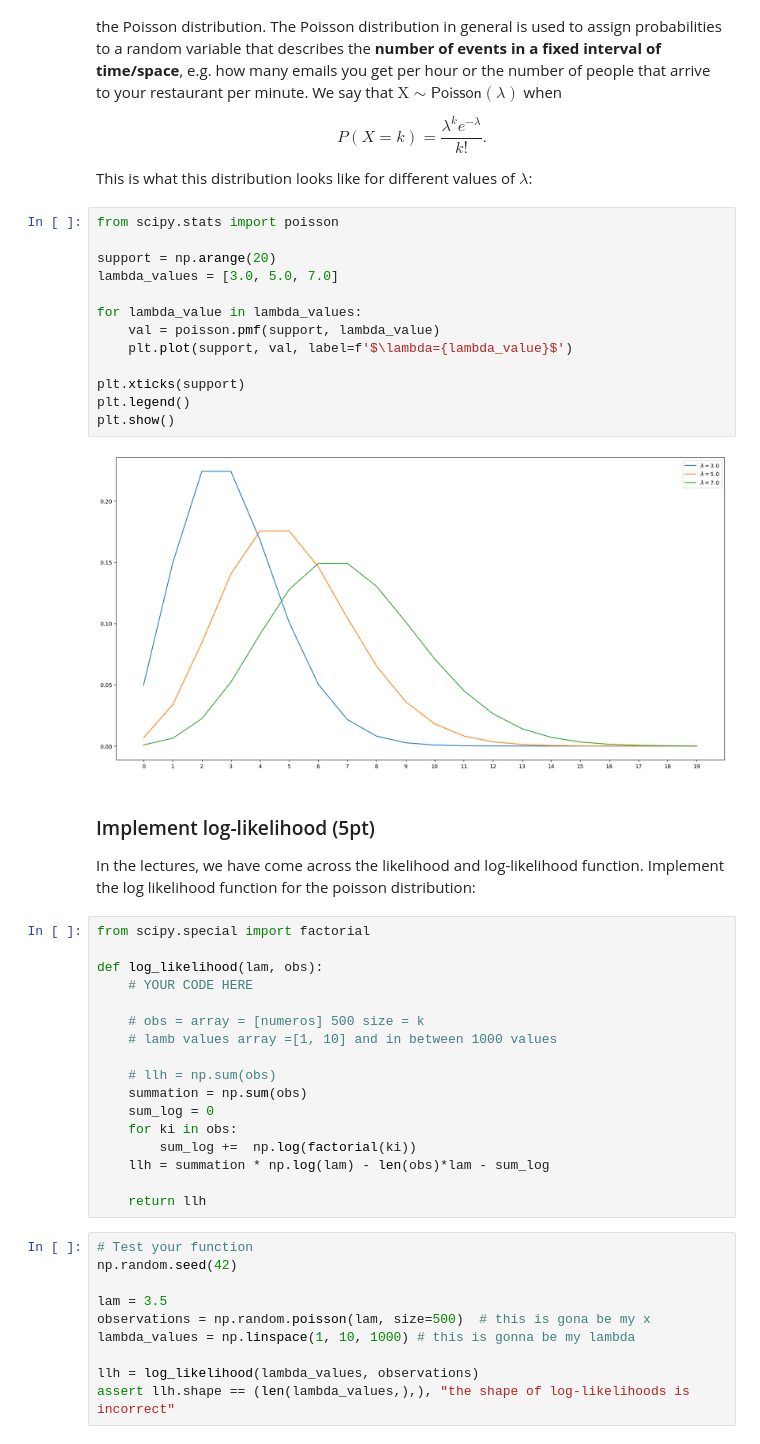
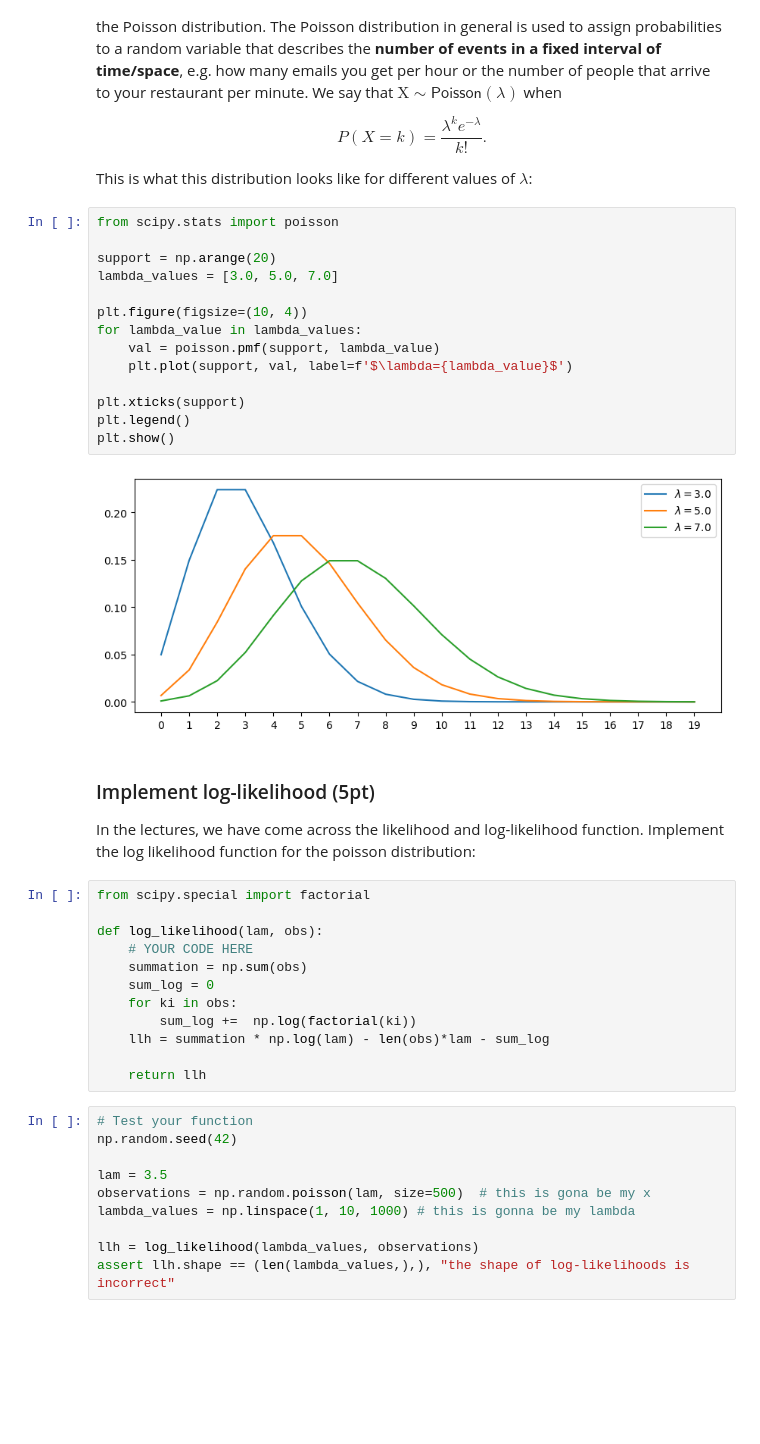
Before and after one commit to danilotpnta/machine_learning1, a Jupyter notebook: Lab1/14077566_lab1.ipynb, the cells around one changed output. Drawn from its saved outputs; the diff is of its cells as text; blank space fills up the shorter version.

```diff
--- a/Lab1/14077566_lab1.ipynb
+++ b/Lab1/14077566_lab1.ipynb
@@ -168,18 +168,19 @@ This is what this distribution looks like for different values of $\lambda$:
 # %%
 from scipy.stats import poisson
 
 support = np.arange(20)
 lambda_values = [3.0, 5.0, 7.0]
 
+plt.figure(figsize=(10, 4))
 for lambda_value in lambda_values:
     val = poisson.pmf(support, lambda_value)
     plt.plot(support, val, label=f'$\lambda={lambda_value}$')
 
 plt.xticks(support)
 plt.legend()
 plt.show()
 # %% [output]
-[figure, old version]
+[figure, new version]
 # %% [markdown]
 ### Implement log-likelihood (5pt)
 In the lectures, we have come across the likelihood and log-likelihood function. Implement the log likelihood function for the poisson distribution:
@@ -188,11 +189,6 @@ from scipy.special import factorial
 
 def log_likelihood(lam, obs):
     # YOUR CODE HERE
-
-    # obs = array = [numeros] 500 size = k
-    # lamb values array =[1, 10] and in between 1000 values
-
-    # llh = np.sum(obs)
     summation = np.sum(obs)
     sum_log = 0
     for ki in obs:
```
Also changed, not shown: parts of 14 cells of this notebook.
